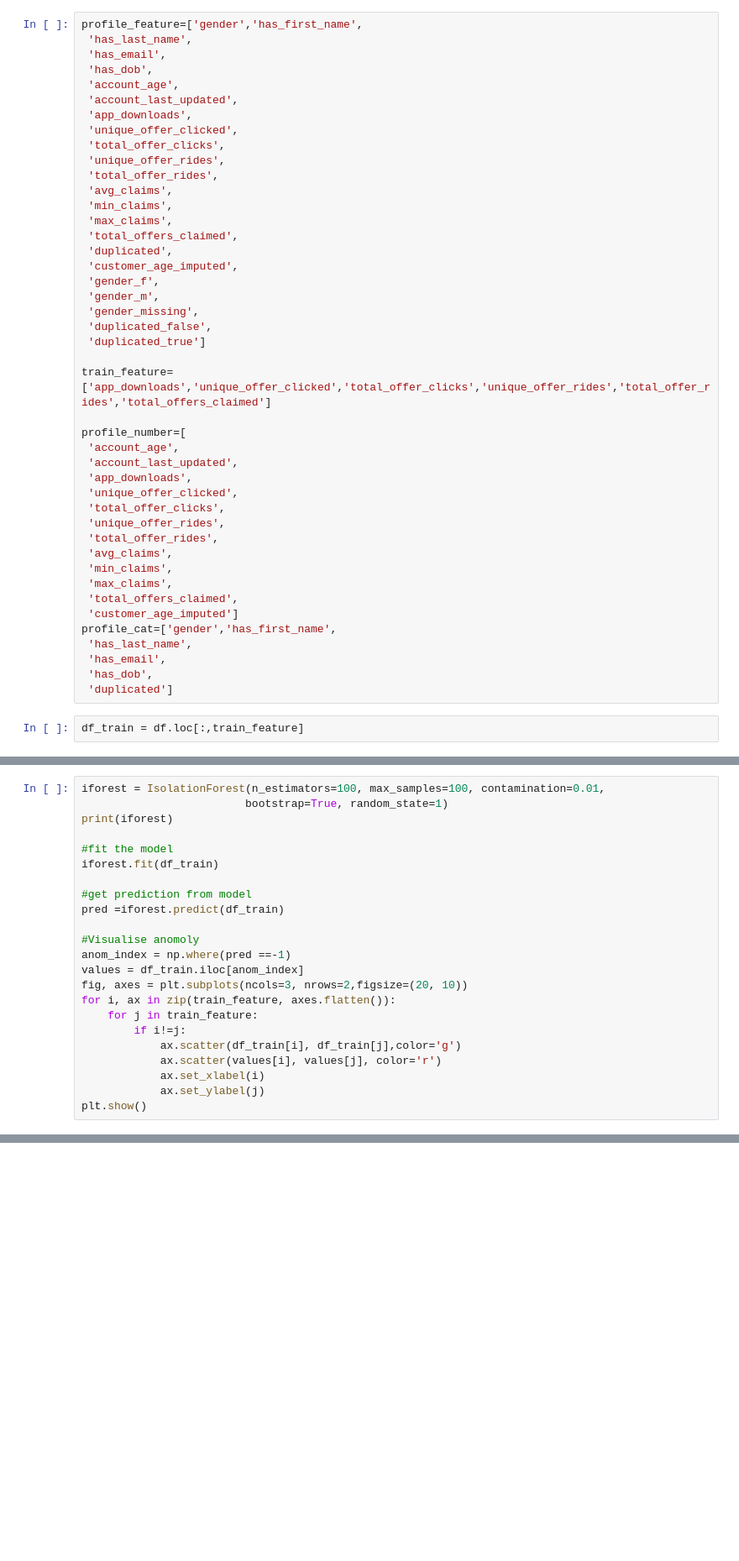
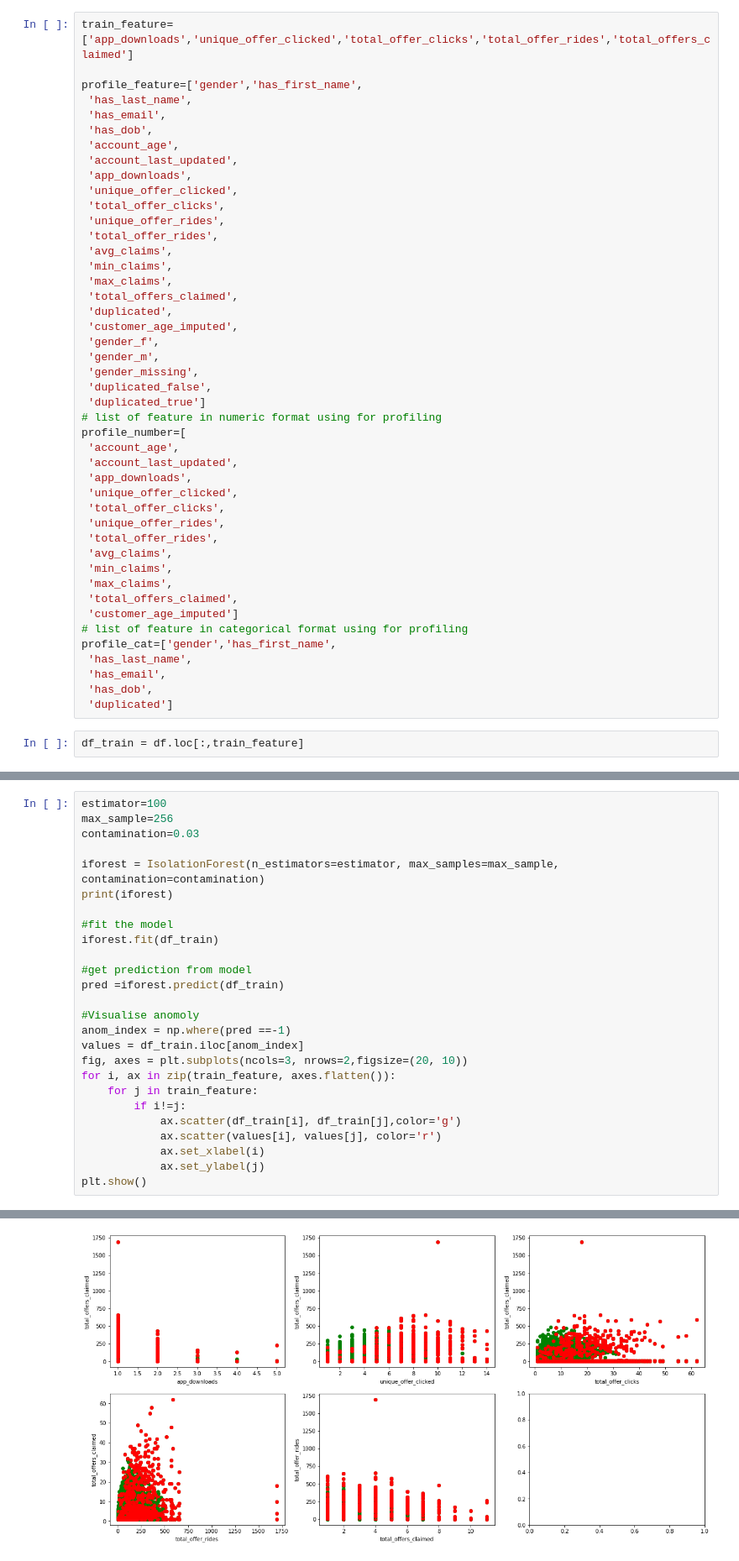
Before and after one commit to tdongnguyen/AT-Test, a Jupyter notebook: AT Test - Nov 2021.ipynb, the cells around one changed output, grey strips where cells are left out. Shown at 84% size. Drawn from its saved outputs; the diff is of its cells as text; blank space fills up the shorter version.

```diff
--- a/AT Test - Nov 2021.ipynb
+++ b/AT Test - Nov 2021.ipynb
@@ -272,4 +267,6 @@ claim_feature= [
 # %%
+train_feature=['app_downloads','unique_offer_clicked','total_offer_clicks','total_offer_rides','total_offers_claimed']
+
 profile_feature=['gender','has_first_name',
  'has_last_name',
  'has_email',
@@ -292,9 +289,7 @@ profile_feature=['gender','has_first_name',
  'gender_missing',
  'duplicated_false',
  'duplicated_true']
-
-train_feature=['app_downloads','unique_offer_clicked','total_offer_clicks','unique_offer_rides','total_offer_rides','total_offers_claimed']
-
+# list of feature in numeric format using for profiling
 profile_number=[
  'account_age',
  'account_last_updated',
@@ -308,6 +303,7 @@ profile_number=[
  'max_claims',
  'total_offers_claimed',
  'customer_age_imputed']
+# list of feature in categorical format using for profiling
 profile_cat=['gender','has_first_name',
  'has_last_name',
  'has_email',
@@ -364,6 +332,9 @@ claim_feature= [
 # %%
-iforest = IsolationForest(n_estimators=100, max_samples=100, contamination=0.01,
-                         bootstrap=True, random_state=1)
+estimator=100
+max_sample=256
+contamination=0.03
+
+iforest = IsolationForest(n_estimators=estimator, max_samples=max_sample, contamination=contamination)
 print(iforest)
 
 #fit the model
@@ -384,3 +355,4 @@ for i, ax in zip(train_feature, axes.flatten()):
             ax.set_xlabel(i)
             ax.set_ylabel(j)
 plt.show()
+# %% [output]
@@ -387,2 +360,3 @@ plt.show()
+[figure, added]
 # %%
 np.count_nonzero(pred == 1)
```
Also changed, not shown: parts of 37 cells of this notebook.
